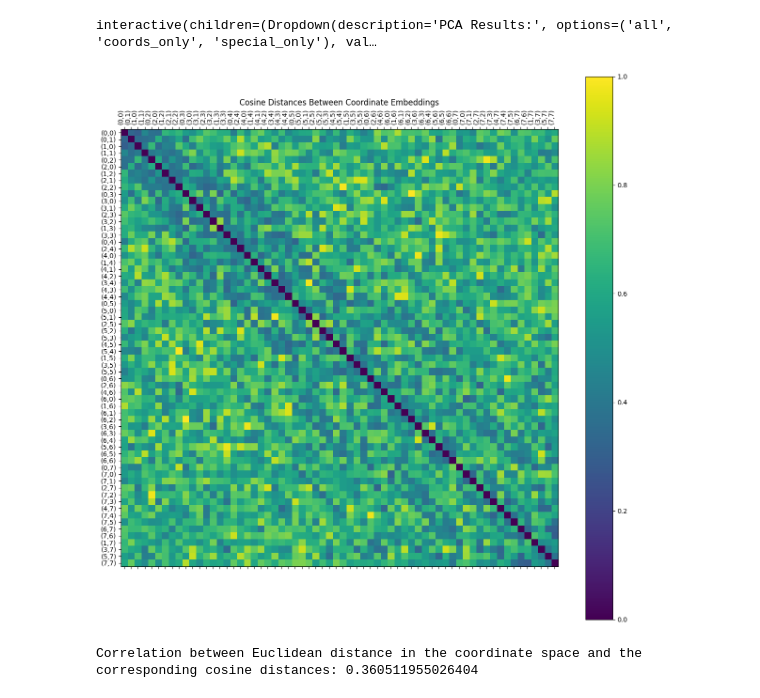
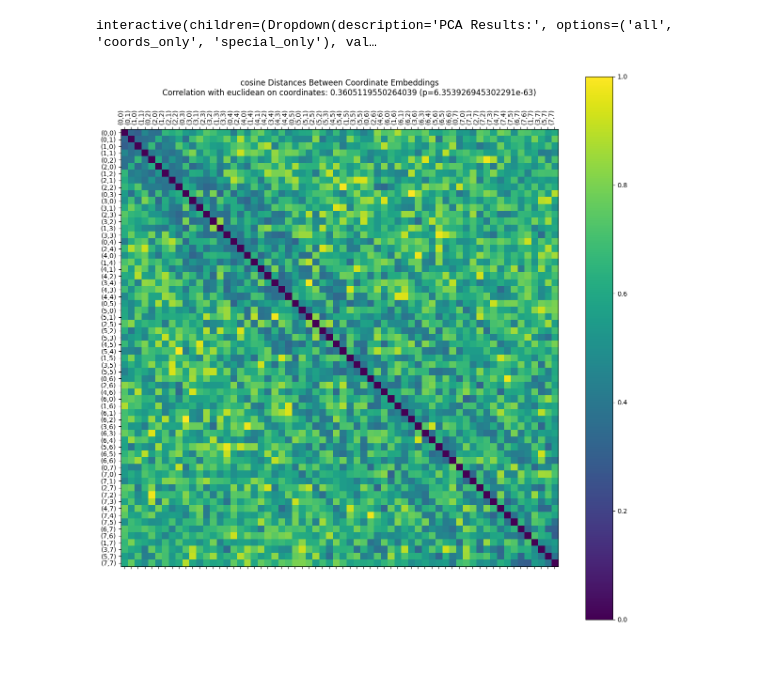
Before and after one commit to understanding-search/maze-transformer, a Jupyter notebook: notebooks/residual_stream_decoding.ipynb, the cells around one changed output. Saved outputs shown, nothing was run; the diff lists cells and outputs as text; code cells hidden in the pictures; blank space fills up the shorter version.

Commit message:
refactoring, added correlation info

```diff
--- a/notebooks/residual_stream_decoding.ipynb
+++ b/notebooks/residual_stream_decoding.ipynb
@@ -144,26 +144,11 @@ ipywidgets.interact(
 interactive(children=(Dropdown(description='PCA Results:', options=('all', 'coords_only', 'special_only'), val…
 # %%
 distances_result: dict = compute_distances_and_correlation(
-    embedding_matric=MODEL.W_E.detach().cpu().numpy(),
-    tokenizer=TOKENIZER,
+    MODEL.W_E.detach().cpu().numpy(),
+    TOKENIZER,
 )
+
+plot_distances_and_correlation(**distances_result, show=False)
+plt.show()
 # %% [output]
-[figure, old version]
+[figure, new version]
-# %%
-
-def calculate_correlation(embedding_matrix: Float[torch.Tensor, "d_vocab d_model"], tokenizer: MazeTokenizer) -> float:
-    # Filter the embeddings of the coordinate tokens
-    coord_tokens_ids: dict[str, int] = tokenizer.coordinate_tokens_ids
-    coord_embeddings: Float[np.ndarray, "n_coord_tokens d_model"] = np.array([
-        embedding_matrix[v].numpy()
-        for v in coord_tokens_ids.values()
-    ])
-
-    # Calculate the pairwise cosine and Euclidean distances
-    cosine_distances = pdist(coord_embeddings, metric='cosine')
-
-
-correlation = calculate_correlation(MODEL.W_E.detach().cpu(), TOKENIZER)
-print(f"Correlation between Euclidean distance in the coordinate space and the corresponding cosine distances: {correlation}")
-# %% [output]
-Correlation between Euclidean distance in the coordinate space and the corresponding cosine distances: 0.360511955026404
```
Also changed, not shown: parts of 2 cells of this notebook, 1 other file.
